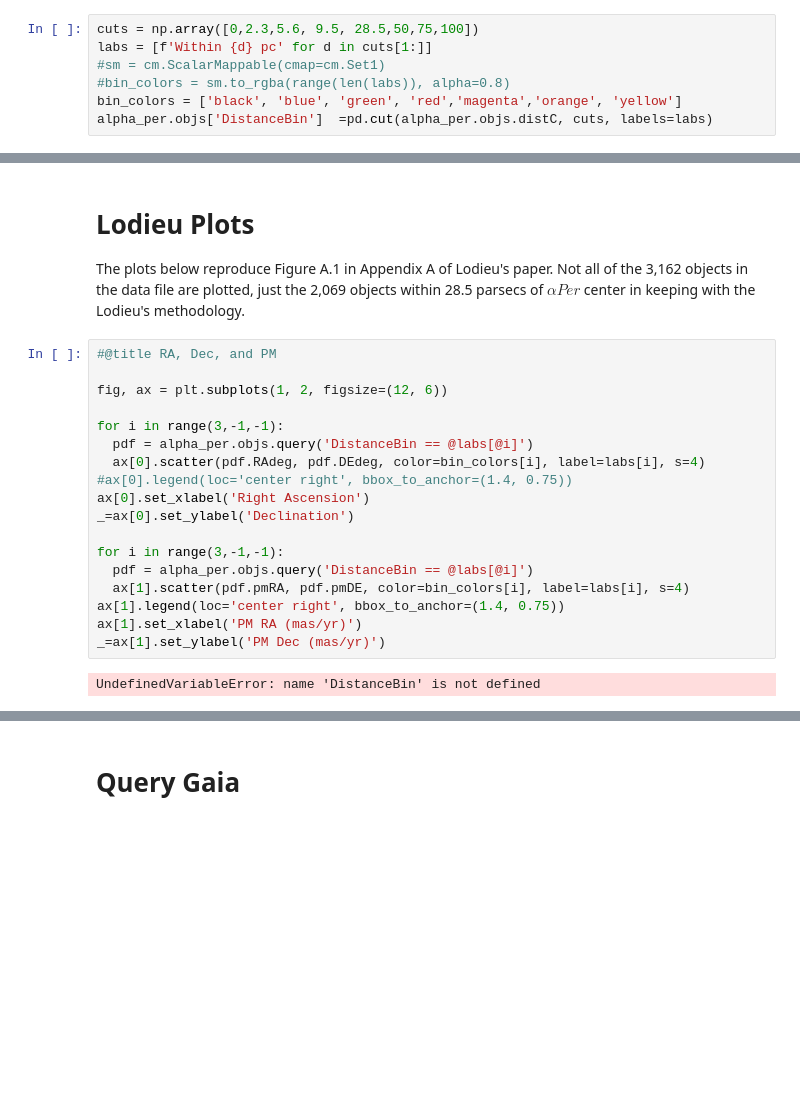
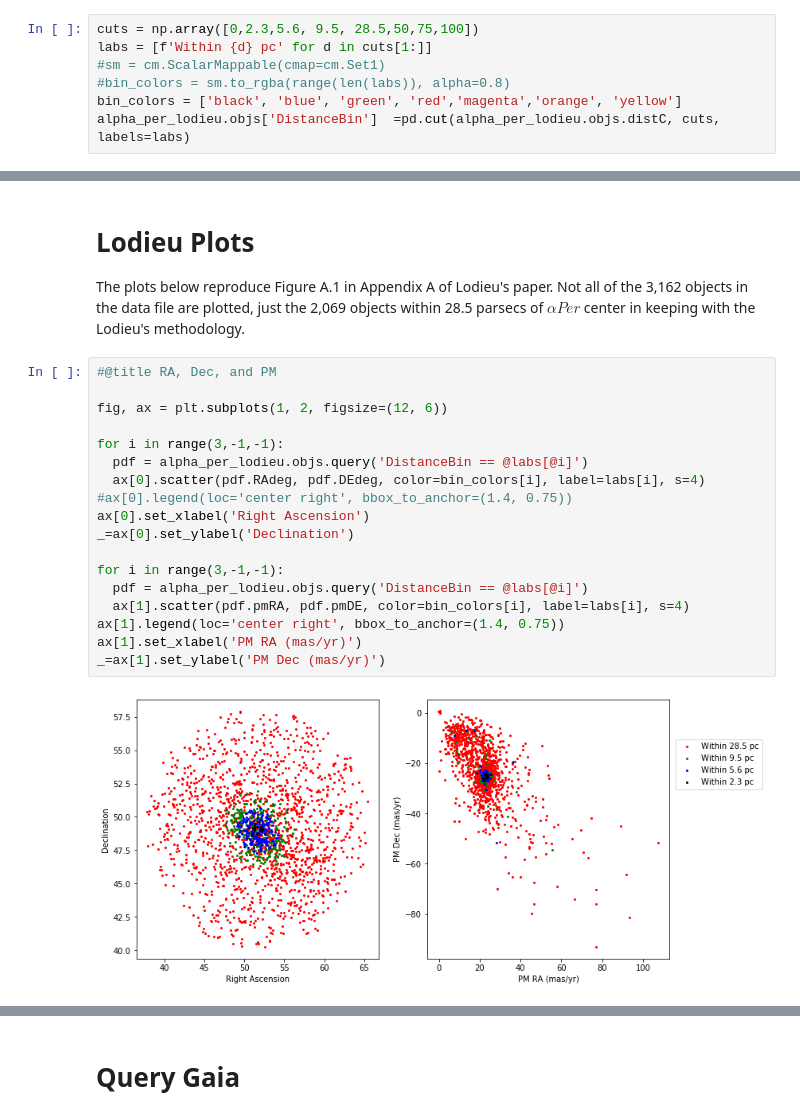
Before and after one commit to kevinmcmanus/cas-tau, a Jupyter notebook: cas-tau.ipynb, the cells around one changed output, grey strips where cells are left out. Cells and saved outputs as stored; diff of their text form; blank space fills up the shorter version.

Commit message:
query refinements

```diff
--- a/cas-tau.ipynb
+++ b/cas-tau.ipynb
@@ -108,4 +108,4 @@ labs = [f'Within {d} pc' for d in cuts[1:]]
 #sm = cm.ScalarMappable(cmap=cm.Set1)
 #bin_colors = sm.to_rgba(range(len(labs)), alpha=0.8)
 bin_colors = ['black', 'blue', 'green', 'red','magenta','orange', 'yellow']
-alpha_per.objs['DistanceBin']  =pd.cut(alpha_per.objs.distC, cuts, labels=labs)
+alpha_per_lodieu.objs['DistanceBin']  =pd.cut(alpha_per_lodieu.objs.distC, cuts, labels=labs)
@@ -122,23 +127,23 @@ The plots below reproduce Figure A.1 in Appendix A of Lodieu's paper. Not all of
 # %%
 #@title RA, Dec, and PM
 
 fig, ax = plt.subplots(1, 2, figsize=(12, 6))
 
 for i in range(3,-1,-1):
-  pdf = alpha_per.objs.query('DistanceBin == @labs[@i]')
+  pdf = alpha_per_lodieu.objs.query('DistanceBin == @labs[@i]')
   ax[0].scatter(pdf.RAdeg, pdf.DEdeg, color=bin_colors[i], label=labs[i], s=4)
 #ax[0].legend(loc='center right', bbox_to_anchor=(1.4, 0.75))
 ax[0].set_xlabel('Right Ascension')
 _=ax[0].set_ylabel('Declination')
 
 for i in range(3,-1,-1):
-  pdf = alpha_per.objs.query('DistanceBin == @labs[@i]')
+  pdf = alpha_per_lodieu.objs.query('DistanceBin == @labs[@i]')
   ax[1].scatter(pdf.pmRA, pdf.pmDE, color=bin_colors[i], label=labs[i], s=4)
 ax[1].legend(loc='center right', bbox_to_anchor=(1.4, 0.75))
 ax[1].set_xlabel('PM RA (mas/yr)')
 _=ax[1].set_ylabel('PM Dec (mas/yr)')
 # %% [output]
-UndefinedVariableError: name 'DistanceBin' is not defined
+[figure, added]
 # %%
 #@title Magnitude and PM v. Parallax
 
```
Also changed, not shown: parts of 31 cells of this notebook, 1 other file.
